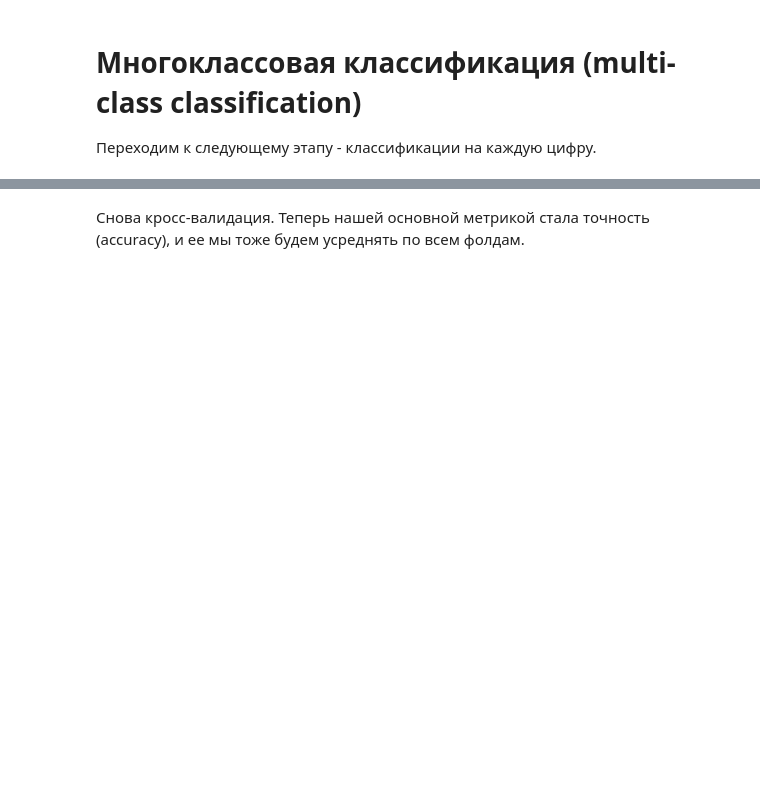
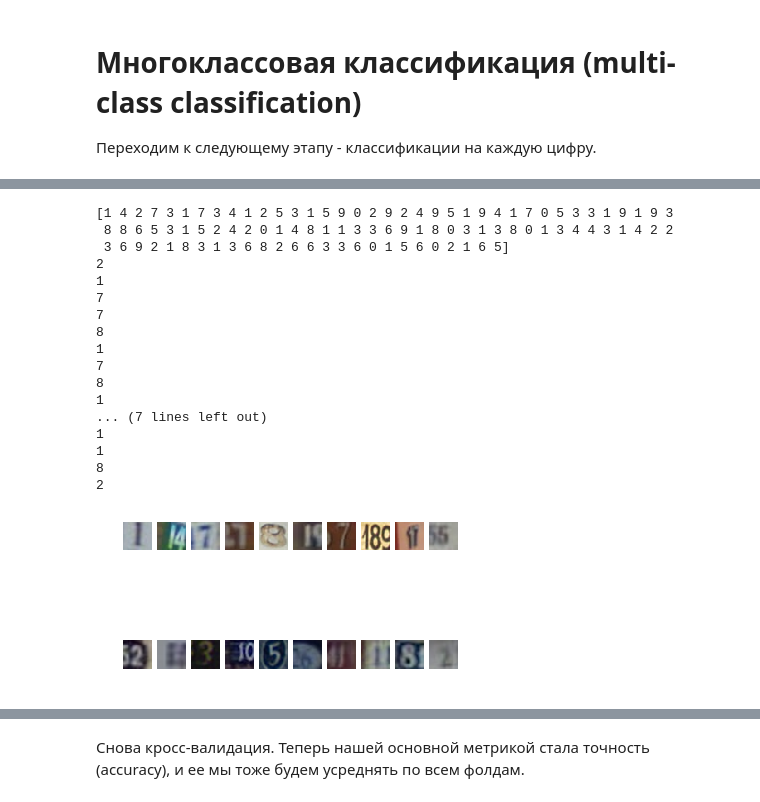
Before and after one commit to isqad/dlcourse_ai, a Jupyter notebook: assignments/assignment1/KNN.ipynb, the cells around one changed output, grey strips where cells are left out. Saved outputs shown, nothing was run; the diff lists cells and outputs as text; code cells hidden in the pictures; blank space fills up the shorter version.

```diff
--- a/assignments/assignment1/KNN.ipynb
+++ b/assignments/assignment1/KNN.ipynb
@@ -381 +403,35 @@ predict = knn_classifier.predict(test_X)
+# %%
+# TODO: Implement predict_labels_multiclass
+predict = knn_classifier.predict(test_X)
+
+print(predict)
+
+plot_index = 1
+for i in range(20):
+    plt.subplot(2,10,plot_index)
+    img = test_X[i].reshape(32,32,3)
+    #print(img.shape)
+    plt.imshow(img.astype(np.uint8))
+    plt.axis('off')
+    plot_index += 1
+    print(test_y[i])
+# %% [output]
+[1 4 2 7 3 1 7 3 4 1 2 5 3 1 5 9 0 2 9 2 4 9 5 1 9 4 1 7 0 5 3 3 1 9 1 9 3
+ 8 8 6 5 3 1 5 2 4 2 0 1 4 8 1 1 3 3 6 9 1 8 0 3 1 3 8 0 1 3 4 4 3 1 4 2 2
+ 3 6 9 2 1 8 3 1 3 6 8 2 6 6 3 3 6 0 1 5 6 0 2 1 6 5]
+2
+1
+7
+7
+8
+1
+7
+8
+1
+... (7 lines left out)
+1
+1
+8
+2
+[figure, added]
 # %%
```
Also changed, not shown: parts of 14 cells of this notebook, 3 other files.
